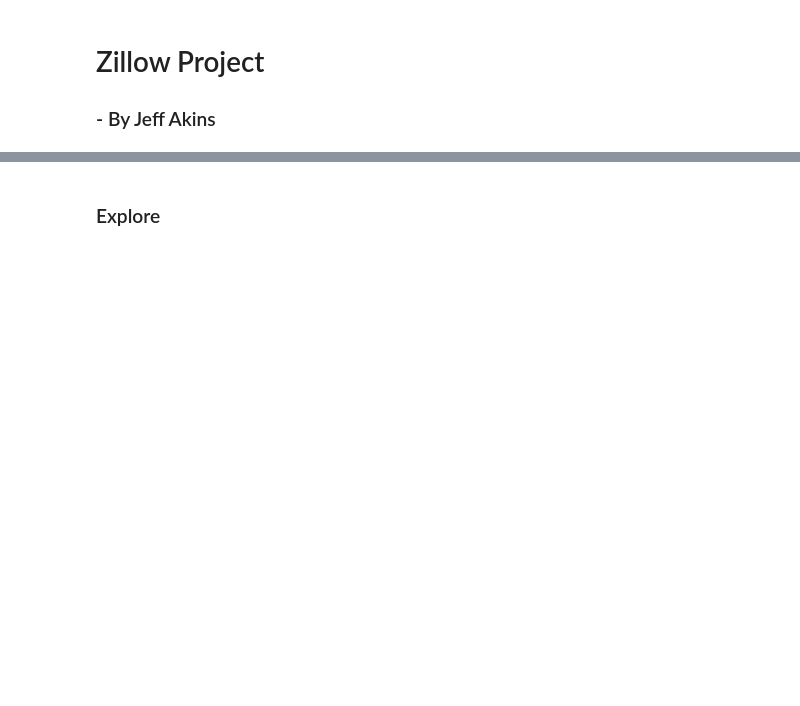
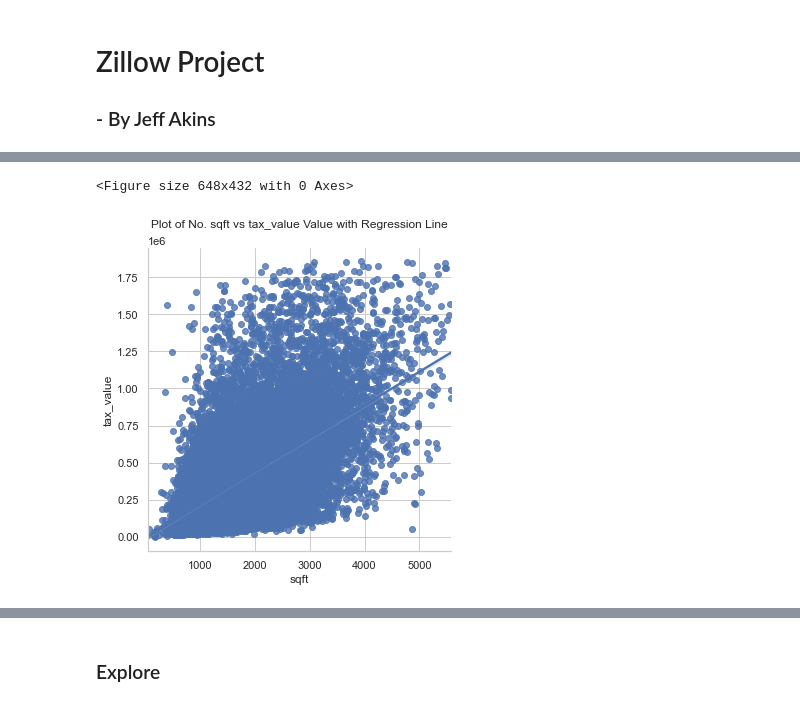
Before and after one commit to jeffakins/zillow_2017_project, a Jupyter notebook: zillow_project.ipynb, the cells around one changed output, grey strips where cells are left out. Drawn from its saved outputs; the diff is of its cells as text; code cells hidden in the pictures; blank space fills up the shorter version.

```diff
--- a/zillow_project.ipynb
+++ b/zillow_project.ipynb
@@ -43,0 +62,5 @@ memory usage: 2.5 MB
+# %%
+zw.initial_plot(zillow, 'sqft', 'tax_value')
+# %% [output]
+<Figure size 648x432 with 0 Axes>
+[figure, added]
```
Also changed, not shown: parts of 14 cells of this notebook, 2 other files.
